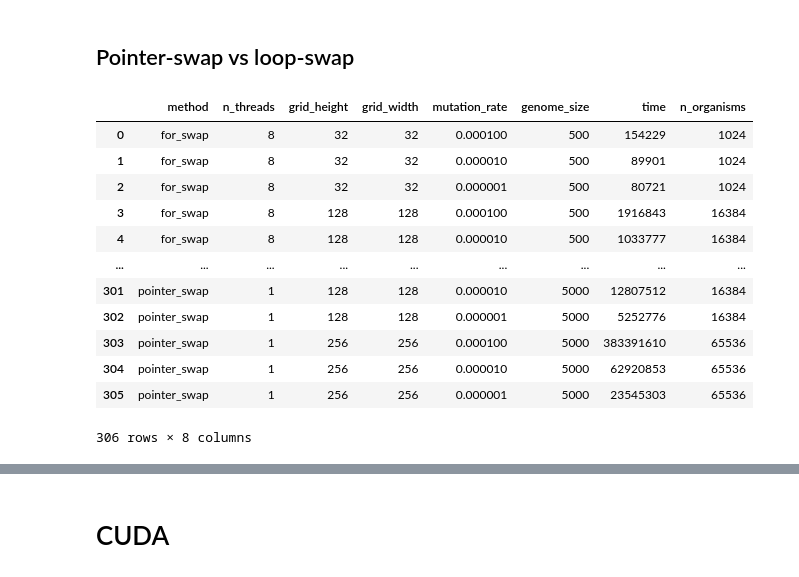
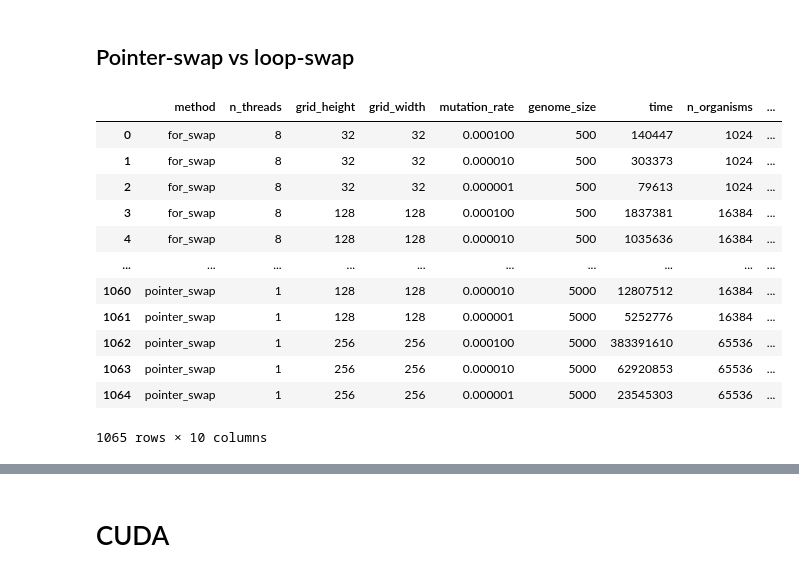
Before and after one commit to teobouvard/aevol-hpc, a Jupyter notebook: report/analysis.ipynb, the cells around one changed output, grey strips where cells are left out. Cells and saved outputs as stored; diff of their text form; code cells hidden in the pictures.

Commit message:
Add pointer vs for swap phase benchmark and figure

```diff
--- a/report/analysis.ipynb
+++ b/report/analysis.ipynb
@@ -85,23 +85,25 @@ fig.savefig('img/benchmark_omp_static_small.pdf')
 # %% [markdown]
 ## Pointer-swap vs loop-swap
 # %%
-df = pd.read_csv('../benchmarks/swap_phase.csv')
+df = pd.read_csv('../benchmarks/swap_strategies.csv')
 df['n_organisms'] = df['grid_width'] * df['grid_height']
+df["n_genes"] = df["n_organisms"] * df["genome_size"]
+df['time_per_epoch'] = df['time'] / N_EPOCHS
 df
 # %% [output]
-|  | method | n_threads | grid_height | grid_width | mutation_rate | genome_size | time | n_organisms |
-| 0 | for_swap | 8 | 32 | 32 | 0.000100 | 500 | 154229 | 1024 |
-| 1 | for_swap | 8 | 32 | 32 | 0.000010 | 500 | 89901 | 1024 |
-| 2 | for_swap | 8 | 32 | 32 | 0.000001 | 500 | 80721 | 1024 |
-| 3 | for_swap | 8 | 128 | 128 | 0.000100 | 500 | 1916843 | 16384 |
-| 4 | for_swap | 8 | 128 | 128 | 0.000010 | 500 | 1033777 | 16384 |
-| ... | ... | ... | ... | ... | ... | ... | ... | ... |
-| 301 | pointer_swap | 1 | 128 | 128 | 0.000010 | 5000 | 12807512 | 16384 |
-| 302 | pointer_swap | 1 | 128 | 128 | 0.000001 | 5000 | 5252776 | 16384 |
-| 303 | pointer_swap | 1 | 256 | 256 | 0.000100 | 5000 | 383391610 | 65536 |
-| 304 | pointer_swap | 1 | 256 | 256 | 0.000010 | 5000 | 62920853 | 65536 |
-| 305 | pointer_swap | 1 | 256 | 256 | 0.000001 | 5000 | 23545303 | 65536 |
+|  | method | n_threads | grid_height | grid_width | mutation_rate | genome_size | time | n_organisms | ... |
+| 0 | for_swap | 8 | 32 | 32 | 0.000100 | 500 | 140447 | 1024 | ... |
+| 1 | for_swap | 8 | 32 | 32 | 0.000010 | 500 | 303373 | 1024 | ... |
+| 2 | for_swap | 8 | 32 | 32 | 0.000001 | 500 | 79613 | 1024 | ... |
+| 3 | for_swap | 8 | 128 | 128 | 0.000100 | 500 | 1837381 | 16384 | ... |
+| 4 | for_swap | 8 | 128 | 128 | 0.000010 | 500 | 1035636 | 16384 | ... |
+| ... | ... | ... | ... | ... | ... | ... | ... | ... | ... |
+| 1060 | pointer_swap | 1 | 128 | 128 | 0.000010 | 5000 | 12807512 | 16384 | ... |
+| 1061 | pointer_swap | 1 | 128 | 128 | 0.000001 | 5000 | 5252776 | 16384 | ... |
+| 1062 | pointer_swap | 1 | 256 | 256 | 0.000100 | 5000 | 383391610 | 65536 | ... |
+| 1063 | pointer_swap | 1 | 256 | 256 | 0.000010 | 5000 | 62920853 | 65536 | ... |
+| 1064 | pointer_swap | 1 | 256 | 256 | 0.000001 | 5000 | 23545303 | 65536 | ... |
-306 rows × 8 columns
+1065 rows × 10 columns
 # %%
 for n_organisms in df['n_organisms'].unique():
     for mutation_rate in df['mutation_rate'].unique():
```
Also changed, not shown: parts of 7 cells of this notebook, 9 other files.
